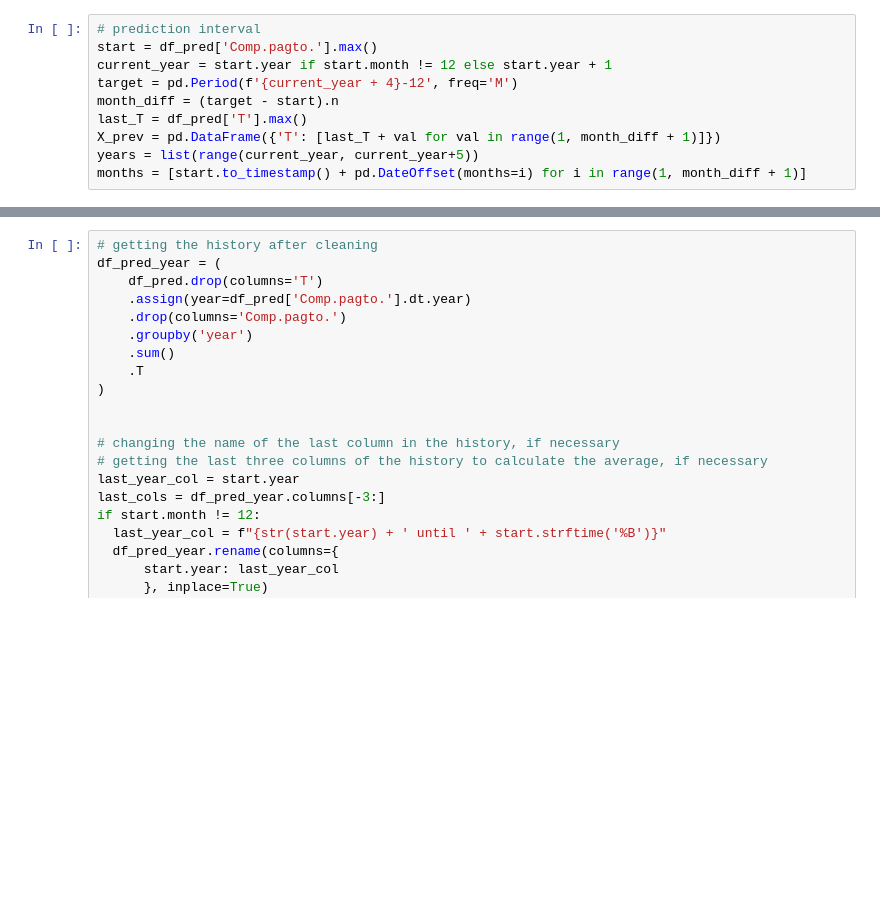
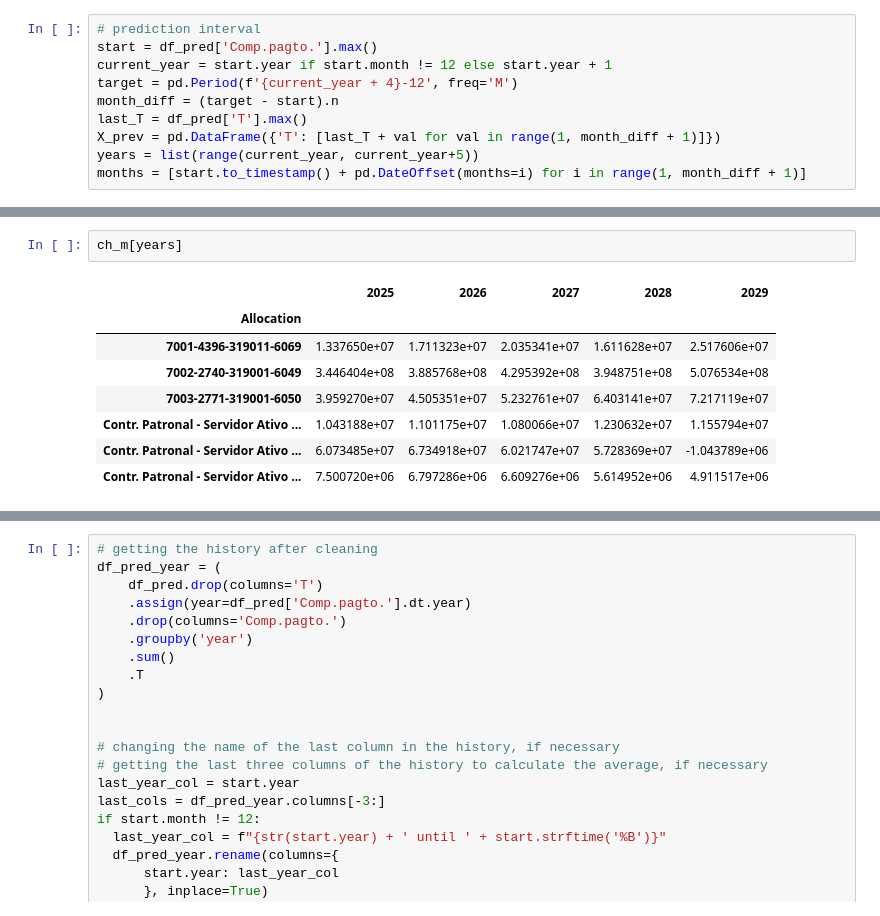
Before and after one commit to TiagoIesbick/dashboard-etl, a Jupyter notebook: budget_forecast_dev.ipynb, the cells around one changed output, grey strips where cells are left out. Saved outputs shown, nothing was run; the diff lists cells and outputs as text; blank space fills up the shorter version.

```diff
--- a/budget_forecast_dev.ipynb
+++ b/budget_forecast_dev.ipynb
@@ -509,0 +593,11 @@ def run_models(df: pd.DataFrame, years: list[int], X_prev: pd.DataFrame, start:
+# %%
+ch_m[years]
+# %% [output]
+|  | 2025 | 2026 | 2027 | 2028 | 2029 |
+| Allocation |  |  |  |  |  |
+| 7001-4396-319011-6069 | 1.337650e+07 | 1.711323e+07 | 2.035341e+07 | 1.611628e+07 | 2.517606e+07 |
+| 7002-2740-319001-6049 | 3.446404e+08 | 3.885768e+08 | 4.295392e+08 | 3.948751e+08 | 5.076534e+08 |
+| 7003-2771-319001-6050 | 3.959270e+07 | 4.505351e+07 | 5.232761e+07 | 6.403141e+07 | 7.217119e+07 |
+| Contr. Patronal - Servidor Ativo ... | 1.043188e+07 | 1.101175e+07 | 1.080066e+07 | 1.230632e+07 | 1.155794e+07 |
+| Contr. Patronal - Servidor Ativo ... | 6.073485e+07 | 6.734918e+07 | 6.021747e+07 | 5.728369e+07 | -1.043789e+06 |
+| Contr. Patronal - Servidor Ativo ... | 7.500720e+06 | 6.797286e+06 | 6.609276e+06 | 5.614952e+06 | 4.911517e+06 |
```
Also changed, not shown: parts of 38 cells of this notebook.
